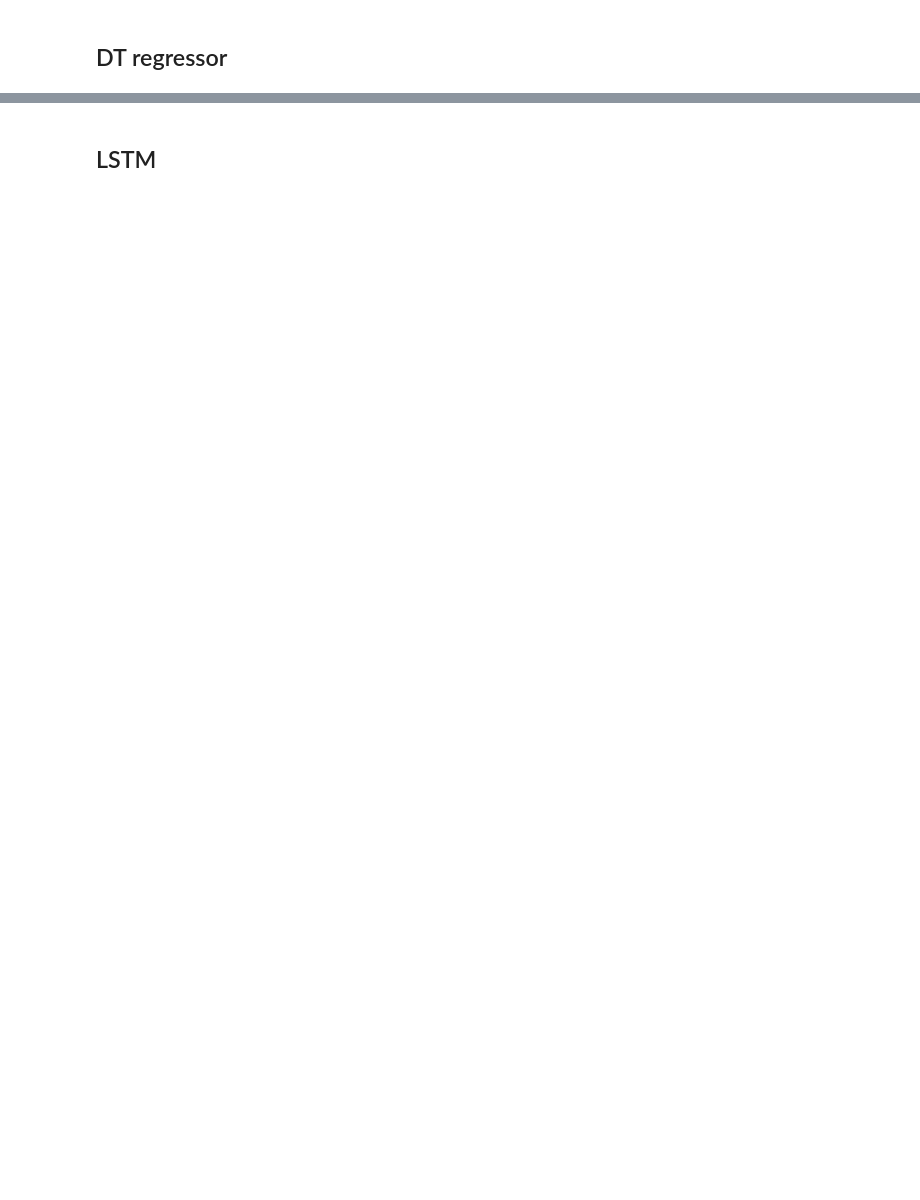
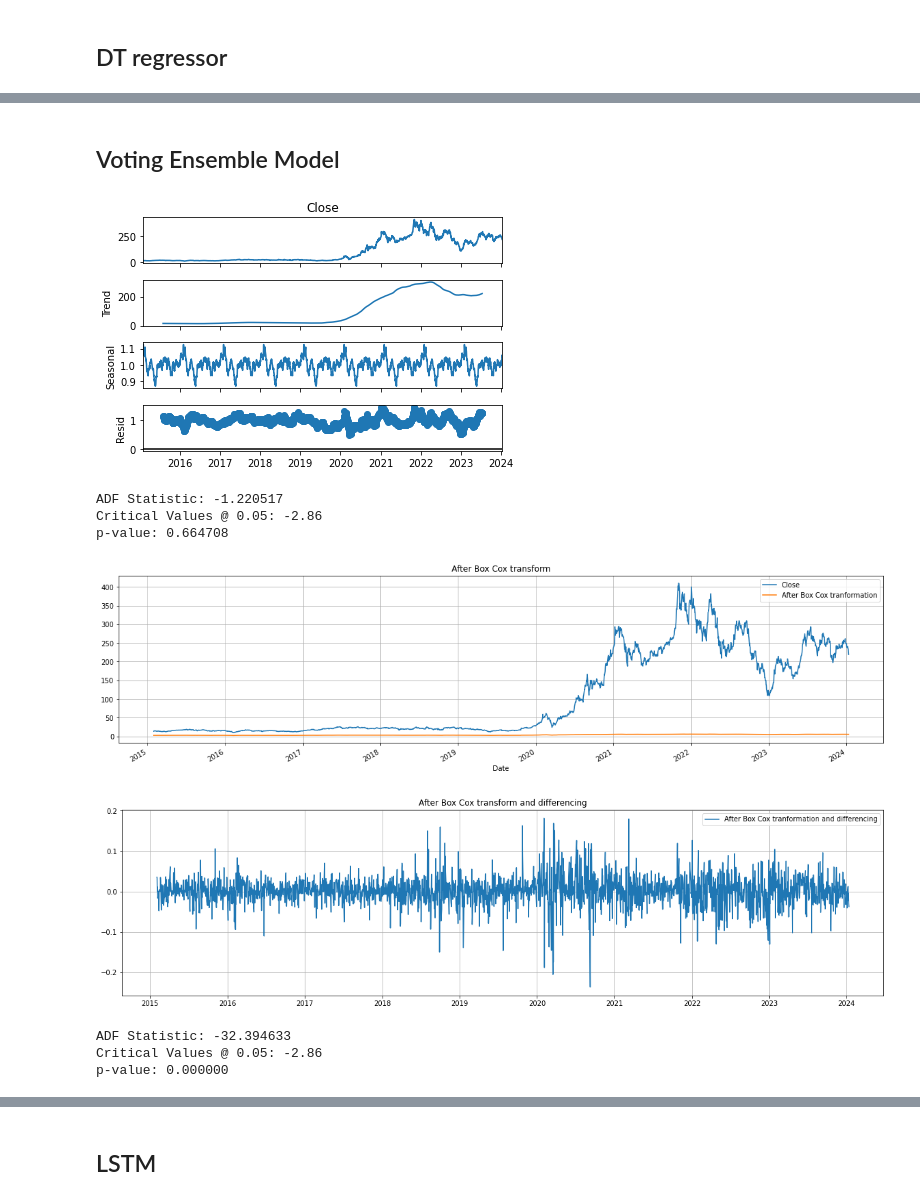
Before and after one commit to Rakib047/Tesla-Stock-Price-Forcasting-Project, a Jupyter notebook: Run.ipynb, the cells around one changed output, grey strips where cells are left out. Drawn from its saved outputs; the diff is of its cells as text; code cells hidden in the pictures; blank space fills up the shorter version.

Commit message:
Some models changed and added

```diff
--- a/Run.ipynb
+++ b/Run.ipynb
@@ -292,0 +176,2 @@ Root Mean Squared Error (RMSE) during High Volatility: 0.032807470230865145
+# %% [markdown]
+## Voting Ensemble Model
@@ -292,0 +192,60 @@ Root Mean Squared Error (RMSE) during High Volatility: 0.032807470230865145
+# %%
+from pylab import rcParams
+import statsmodels.api as sm
+rcParams['figure.figsize'] = 20, 10
+decomposition = sm.tsa.seasonal_decompose(df_full.Close, model='multiplicative',period=252) # additive seasonal index
+fig = decomposition.plot()
+plt.show()
+
+train_len = int(len(df_full) * 0.83) # 80% of the data for training
+train = df_full[0:train_len]
+test = df_full[train_len:]
+
+from statsmodels.tsa.stattools import adfuller
+adf_test = adfuller(df_full['Close'])
+
+print('ADF Statistic: %f' % adf_test[0])
+print('Critical Values @ 0.05: %.2f' % adf_test[4]['5%'])
+print('p-value: %f' % adf_test[1])
+
+
+from scipy.stats import boxcox
+data_boxcox = pd.Series(boxcox(df_full['Close'], lmbda=0), index = df_full.index)
+
+df_full['Close'].plot(figsize=(20, 5))
+plt.grid()
+plt.plot(data_boxcox, label='After Box Cox tranformation')
+plt.legend(loc='best')
+plt.title('After Box Cox transform')
+plt.show()
+
+data_boxcox_diff = pd.Series(data_boxcox - data_boxcox.shift(), df_full.index)
+plt.figure(figsize=(20,5))
+plt.grid()
+plt.plot(data_boxcox_diff, label='After Box Cox tranformation and differencing')
+plt.legend(loc='best')
+plt.title('After Box Cox transform and differencing')
+plt.show()
+
+data_boxcox_diff.dropna(inplace=True)
+
+adf_test = adfuller(data_boxcox_diff)
+
+print('ADF Statistic: %f' % adf_test[0])
+print('Critical Values @ 0.05: %.2f' % adf_test[4]['5%'])
+print('p-value: %f' % adf_test[1])
+
+train_data_boxcox = data_boxcox[:train_len]
+test_data_boxcox = data_boxcox[train_len:]
+train_data_boxcox_diff = data_boxcox_diff[:train_len-1]
+test_data_boxcox_diff = data_boxcox_diff[train_len-1:]
+# %% [output]
+[figure, added]
+ADF Statistic: -1.220517
+Critical Values @ 0.05: -2.86
+p-value: 0.664708
+[figure, added]
+[figure, added]
+ADF Statistic: -32.394633
+Critical Values @ 0.05: -2.86
+p-value: 0.000000
```
Also changed, not shown: parts of 34 cells of this notebook, 9 other files.
